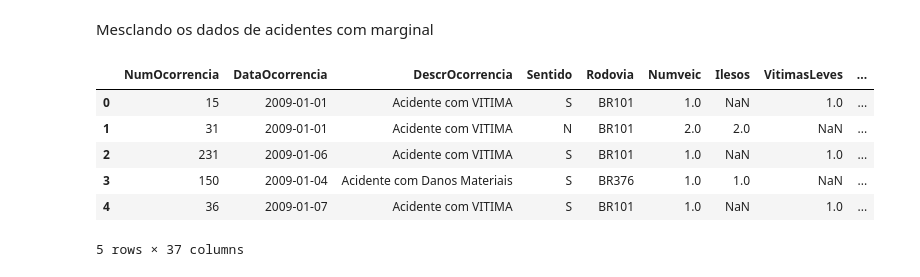
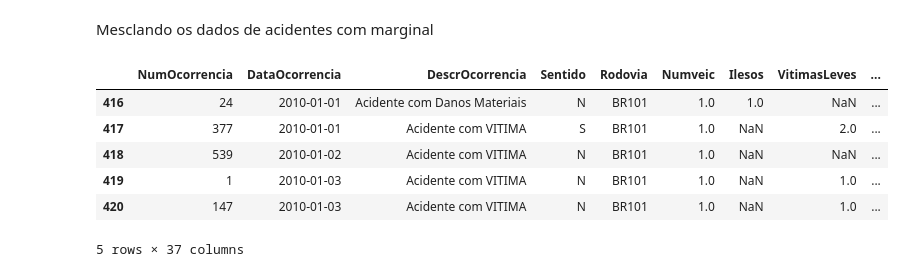
Before and after one commit to loanyfalcao/MasterDegree, a Jupyter notebook: Dados_Abertos_ANTT.ipynb, the cells around one changed output. Saved outputs shown, nothing was run; the diff lists cells and outputs as text; code cells hidden in the pictures.

```diff
--- a/Dados_Abertos_ANTT.ipynb
+++ b/Dados_Abertos_ANTT.ipynb
@@ -27,7 +27,7 @@ def unir_arquivos(url):
 
     return df
 
-df_pedagio = unir_arquivos('C:/Users/Public/Documents/PythonScripts/Mestrado/DadosIniciais/Volume_Trafego')
+df_pedagio = unir_arquivos('DadosIniciais/Volume_Trafego')
 # %%
 df_pedagio.head()
 # %% [output]
@@ -454,12 +489,12 @@ df_acidentes.drop_duplicates(subset='OcDataConcessionaria', inplace=True)
 
 df_acidentes.to_csv('Arquivos/df_acidentes_volume.csv', index=False, encoding='utf-8')
 # %%
-df_acidentes.drop(columns='Veiculos').head()
+df_acidentes.drop(columns='Veiculos').query('Ano > 2009').head()
 # %% [output]
 |  | NumOcorrencia | DataOcorrencia | DescrOcorrencia | Sentido | Rodovia | Numveic | Ilesos | VitimasLeves | ... |
-| 0 | 15 | 2009-01-01 | Acidente com VITIMA | S | BR101 | 1.0 | NaN | 1.0 | ... |
-| 1 | 31 | 2009-01-01 | Acidente com VITIMA | N | BR101 | 2.0 | 2.0 | NaN | ... |
-| 2 | 231 | 2009-01-06 | Acidente com VITIMA | S | BR101 | 1.0 | NaN | 1.0 | ... |
-| 3 | 150 | 2009-01-04 | Acidente com Danos Materiais | S | BR376 | 1.0 | 1.0 | NaN | ... |
-| 4 | 36 | 2009-01-07 | Acidente com VITIMA | S | BR101 | 1.0 | NaN | 1.0 | ... |
+| 416 | 24 | 2010-01-01 | Acidente com Danos Materiais | N | BR101 | 1.0 | 1.0 | NaN | ... |
+| 417 | 377 | 2010-01-01 | Acidente com VITIMA | S | BR101 | 1.0 | NaN | 2.0 | ... |
+| 418 | 539 | 2010-01-02 | Acidente com VITIMA | N | BR101 | 1.0 | NaN | NaN | ... |
+| 419 | 1 | 2010-01-03 | Acidente com VITIMA | N | BR101 | 1.0 | NaN | 1.0 | ... |
+| 420 | 147 | 2010-01-03 | Acidente com VITIMA | N | BR101 | 1.0 | NaN | 1.0 | ... |
 5 rows × 37 columns
```
Also changed, not shown: parts of 4 cells of this notebook.
